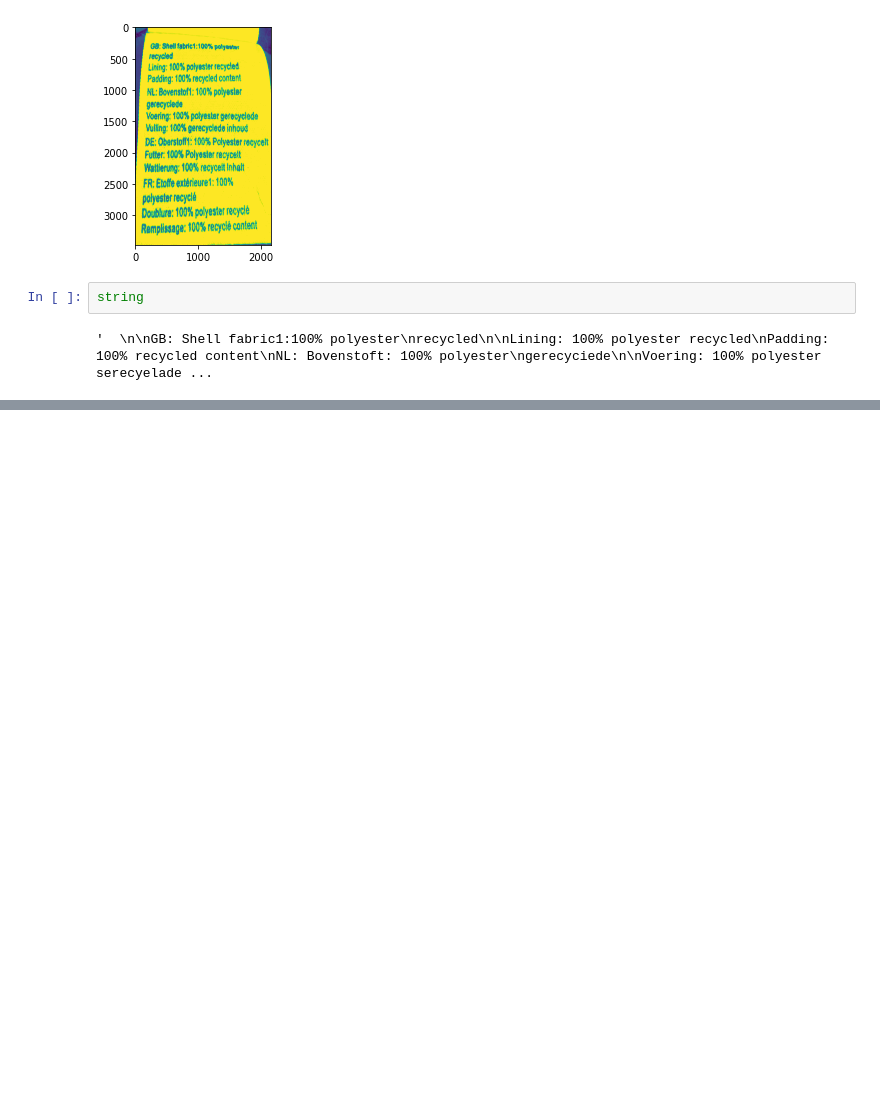
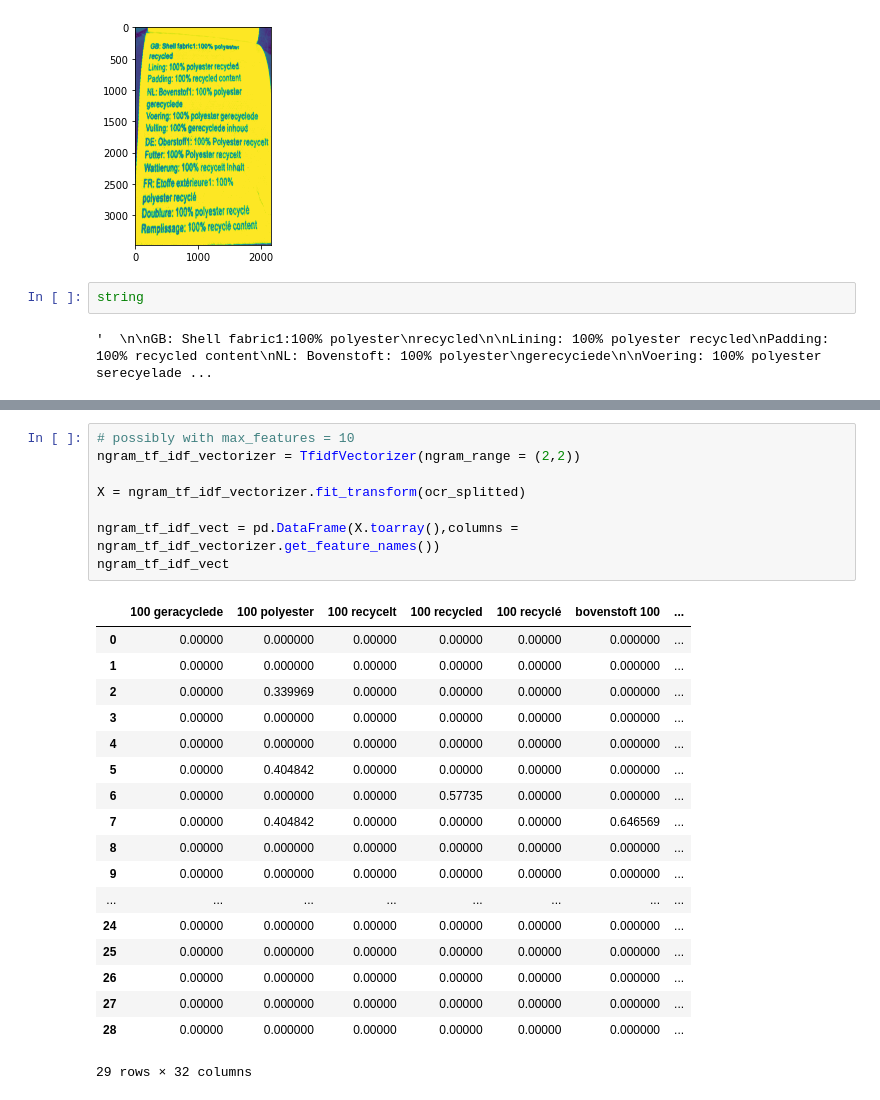
Before and after one commit to lunadabinovic/eco_fashion_project, a Jupyter notebook: notebooks/image_test_sample_2.ipynb, the cells around one changed output, grey strips where cells are left out. Saved outputs shown, nothing was run; the diff lists cells and outputs as text; blank space fills up the shorter version.

```diff
--- a/notebooks/image_test_sample_2.ipynb
+++ b/notebooks/image_test_sample_2.ipynb
@@ -106,0 +240,27 @@ None
+# %%
+# possibly with max_features = 10
+ngram_tf_idf_vectorizer = TfidfVectorizer(ngram_range = (2,2))
+
+X = ngram_tf_idf_vectorizer.fit_transform(ocr_splitted)
+
+ngram_tf_idf_vect = pd.DataFrame(X.toarray(),columns = ngram_tf_idf_vectorizer.get_feature_names())
+ngram_tf_idf_vect
+# %% [output]
+|  | 100 geracyclede | 100 polyester | 100 recycelt | 100 recycled | 100 recyclé | bovenstoft 100 | ... |
+| 0 | 0.00000 | 0.000000 | 0.00000 | 0.00000 | 0.00000 | 0.000000 | ... |
+| 1 | 0.00000 | 0.000000 | 0.00000 | 0.00000 | 0.00000 | 0.000000 | ... |
+| 2 | 0.00000 | 0.339969 | 0.00000 | 0.00000 | 0.00000 | 0.000000 | ... |
+| 3 | 0.00000 | 0.000000 | 0.00000 | 0.00000 | 0.00000 | 0.000000 | ... |
+| 4 | 0.00000 | 0.000000 | 0.00000 | 0.00000 | 0.00000 | 0.000000 | ... |
+| 5 | 0.00000 | 0.404842 | 0.00000 | 0.00000 | 0.00000 | 0.000000 | ... |
+| 6 | 0.00000 | 0.000000 | 0.00000 | 0.57735 | 0.00000 | 0.000000 | ... |
+| 7 | 0.00000 | 0.404842 | 0.00000 | 0.00000 | 0.00000 | 0.646569 | ... |
+| 8 | 0.00000 | 0.000000 | 0.00000 | 0.00000 | 0.00000 | 0.000000 | ... |
+| 9 | 0.00000 | 0.000000 | 0.00000 | 0.00000 | 0.00000 | 0.000000 | ... |
+| ... | ... | ... | ... | ... | ... | ... | ... |
+| 24 | 0.00000 | 0.000000 | 0.00000 | 0.00000 | 0.00000 | 0.000000 | ... |
+| 25 | 0.00000 | 0.000000 | 0.00000 | 0.00000 | 0.00000 | 0.000000 | ... |
+| 26 | 0.00000 | 0.000000 | 0.00000 | 0.00000 | 0.00000 | 0.000000 | ... |
+| 27 | 0.00000 | 0.000000 | 0.00000 | 0.00000 | 0.00000 | 0.000000 | ... |
+| 28 | 0.00000 | 0.000000 | 0.00000 | 0.00000 | 0.00000 | 0.000000 | ... |
+29 rows × 32 columns
```
Also changed, not shown: parts of 26 cells of this notebook.
